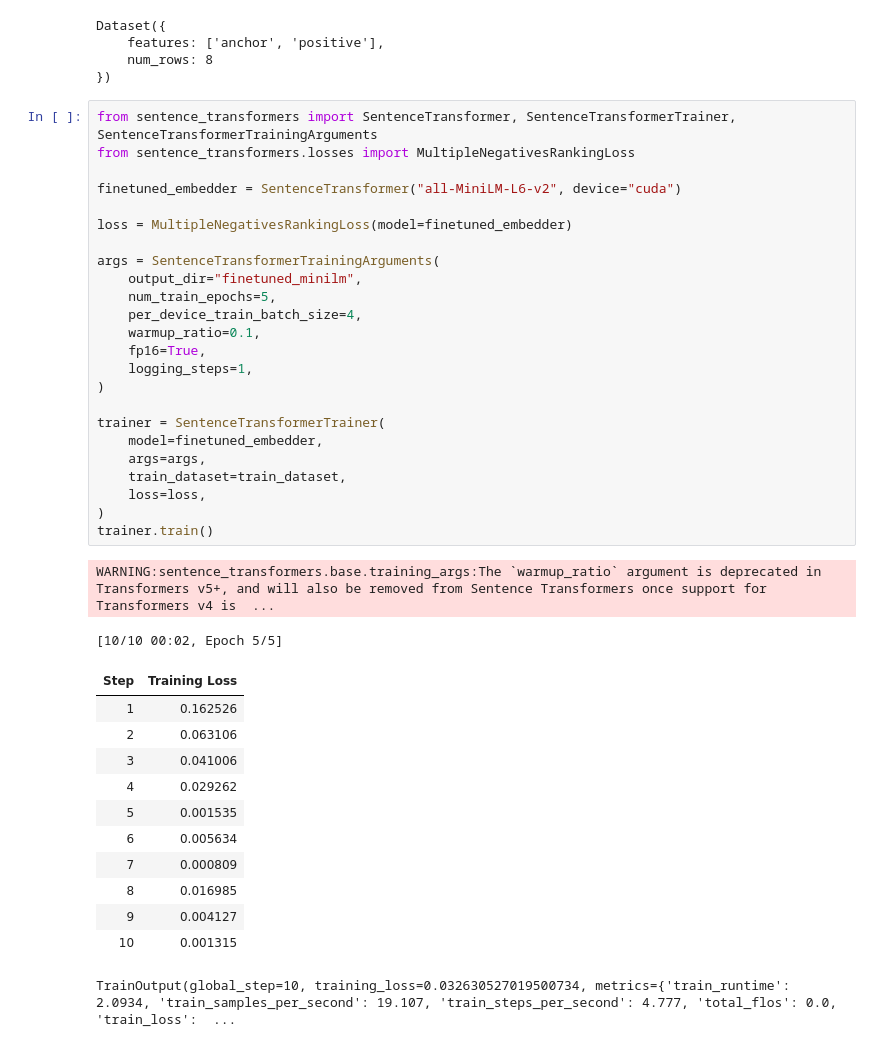
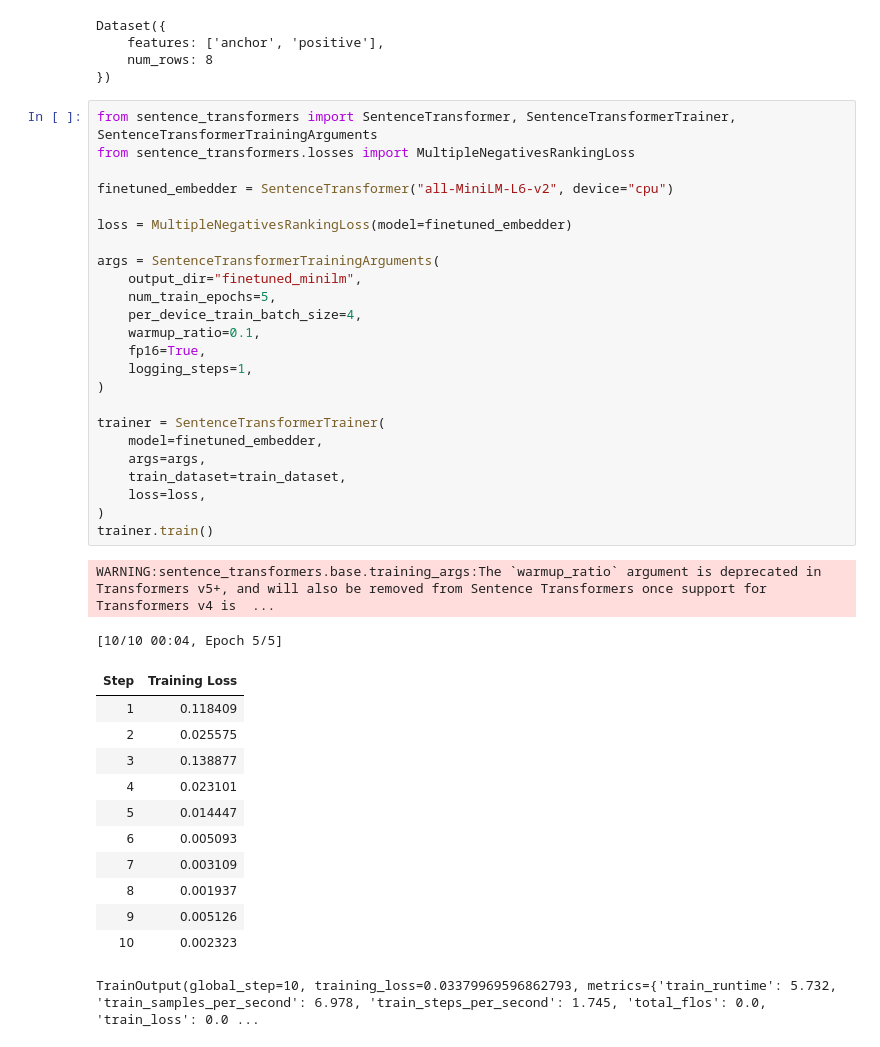
Before and after one commit to Manoj3256/AI-chatbot, a Jupyter notebook: notebook.ipynb, the cells around one changed output. Saved outputs shown, nothing was run; the diff lists cells and outputs as text.

```diff
--- a/notebook.ipynb
+++ b/notebook.ipynb
@@ -602,42 +611,42 @@ Dataset({
 # %%
 from sentence_transformers import SentenceTransformer, SentenceTransformerTrainer, SentenceTransformerTrainingArguments
 from sentence_transformers.losses import MultipleNegativesRankingLoss
 
-finetuned_embedder = SentenceTransformer("all-MiniLM-L6-v2", device="cuda")
+finetuned_embedder = SentenceTransformer("all-MiniLM-L6-v2", device="cpu")
 
 loss = MultipleNegativesRankingLoss(model=finetuned_embedder)
 
 args = SentenceTransformerTrainingArguments(
     output_dir="finetuned_minilm",
     num_train_epochs=5,
     per_device_train_batch_size=4,
     warmup_ratio=0.1,
     fp16=True,
     logging_steps=1,
 )
 
 trainer = SentenceTransformerTrainer(
     model=finetuned_embedder,
     args=args,
     train_dataset=train_dataset,
     loss=loss,
 )
 trainer.train()
 # %% [output]
 WARNING:sentence_transformers.base.training_args:The `warmup_ratio` argument is deprecated in Transformers v5+, and will also be removed from Sentence Transformers once support for Transformers v4 is  ...
-[10/10 00:02, Epoch 5/5]
+[10/10 00:04, Epoch 5/5]
 | Step | Training Loss |
-| 1 | 0.162526 |
-| 2 | 0.063106 |
-| 3 | 0.041006 |
-| 4 | 0.029262 |
-| 5 | 0.001535 |
-| 6 | 0.005634 |
-| 7 | 0.000809 |
-| 8 | 0.016985 |
-| 9 | 0.004127 |
-| 10 | 0.001315 |
+| 1 | 0.118409 |
+| 2 | 0.025575 |
+| 3 | 0.138877 |
+| 4 | 0.023101 |
+| 5 | 0.014447 |
+| 6 | 0.005093 |
+| 7 | 0.003109 |
+| 8 | 0.001937 |
+| 9 | 0.005126 |
+| 10 | 0.002323 |
-TrainOutput(global_step=10, training_loss=0.032630527019500734, metrics={'train_runtime': 2.0934, 'train_samples_per_second': 19.107, 'train_steps_per_second': 4.777, 'total_flos': 0.0, 'train_loss':  ...
+TrainOutput(global_step=10, training_loss=0.03379969596862793, metrics={'train_runtime': 5.732, 'train_samples_per_second': 6.978, 'train_steps_per_second': 1.745, 'total_flos': 0.0, 'train_loss': 0.0 ...
 # %%
 from sentence_transformers import util
 query = "how does reranking narrow down search results"
```
Also changed, not shown: parts of 14 cells of this notebook.
